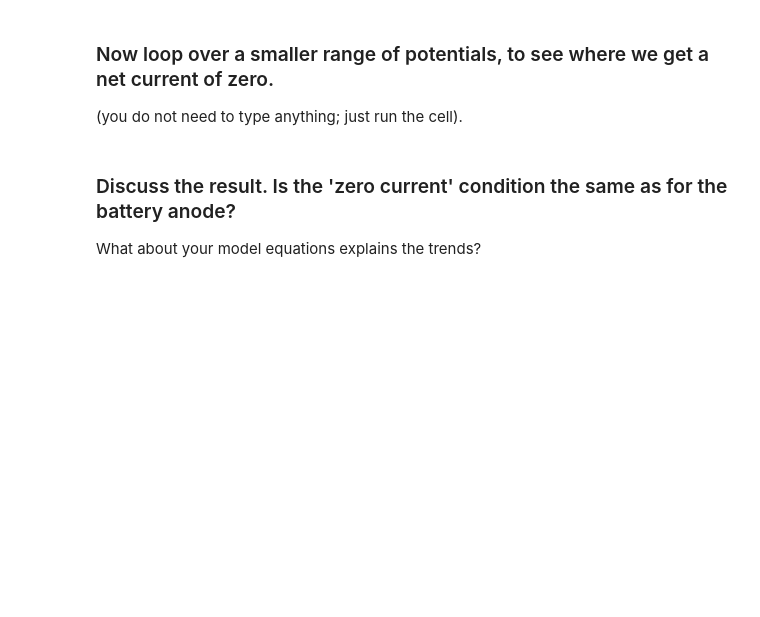
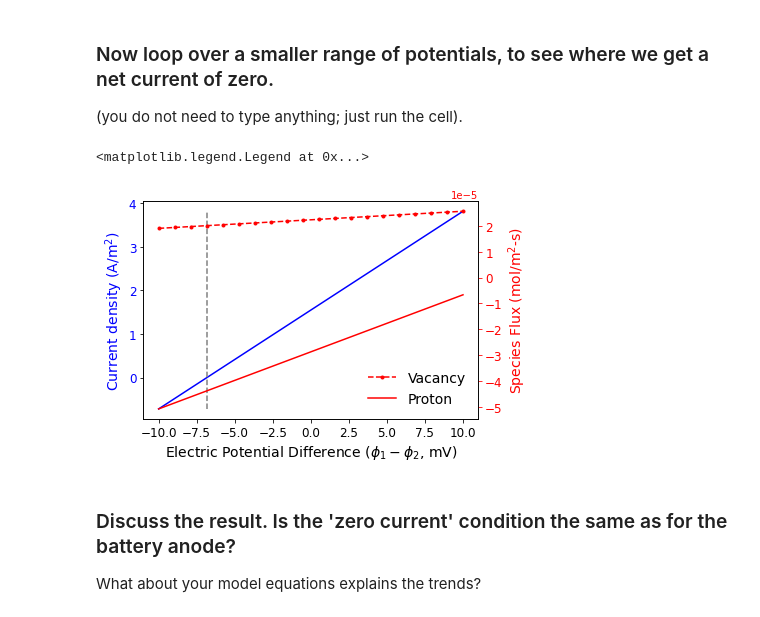
Before and after one commit to tapevans/Homework, a Jupyter notebook: homework-5/Homework5_Coding.ipynb, the cells around one changed output. Drawn from its saved outputs; the diff is of its cells as text; code cells hidden in the pictures; blank space fills up the shorter version.

```diff
--- a/homework-5/Homework5_Coding.ipynb
+++ b/homework-5/Homework5_Coding.ipynb
@@ -344,3 +338,27 @@ ceramic_pars = { }
+# %%
+C_lattice = 22325 #mol/m3
+
+# Species order: V_O^2+, o^X, OH^1+
+X_k_1 = np.array([0.336, 0.627, 0.037])
+X_k_2 = np.array([0.018, 0.938, 0.044])
+
+z_k = np.array([2., 0., 1.])
+
+T = 873.15  #K
+
+dY = 20e-6
+
+D_k = np.array([1.28e-12, 0.0, 7.46e-11])
+
+phi_1 = 1.1
+phi_2 = 0.0
+
+#Define Dictionaries
+s1 = {'X_k':X_k_1, 'phi':phi_1, 'T':T}
+s2 = {'X_k':X_k_2, 'phi':phi_2, 'T':T}
+
+geom = {'dY':dY}
+ceramic_pars = {'D_k':D_k, 'C':C_elyte, 'z_k':z_k, 'sigma':0.001}
 # %% [markdown]
 ## CREATE YOUR TRANSPORT FUNCTION HERE.
 
@@ -353,3 +366,18 @@ def protonic_transport(state1, state2, geom, ceramic_pars):
+# %%
+def protonic_transport(state1, state2, geom, ceramic_pars):
+
+    gradC_k = ceramic_pars['C']*(state2['X_k'] - state1['X_k'])/geom['dY']
+    gradphi = (state2['phi'] - state1['phi'])/geom['dY']
+
+    C_k_intf = ceramic_pars['C']*state1['X_k'] + gradC_k*(geom['dY']/2)
+
+    N_k = -ceramic_pars['D_k']*gradC_k - ceramic_pars['D_k']*C_k_intf*ceramic_pars['z_k']*F*gradphi/(R*state1['T'])
+
+    i_io = np.dot(ceramic_pars['z_k'],N_k)*F
+    i_el = gradphi*ceramic_pars['sigma']
+
+    current = i_io + i_el
+    return N_k, current
 # %% [markdown]
 ## Here, we loop over a range of electric potential diffrerences between node 1 and node 2.
 
@@ -408,34 +437,37 @@ To check your answers, your total current should go from roughly zero at $\Delta
 # %%
 dPhi = np.linspace(-0.01, 0.01, 20)
 N_k = np.zeros((len(dPhi),len(state1['X_k'])))
 i_tot = np.zeros_like(dPhi)
 
 for j, deltaPhi in enumerate(dPhi):
-    state2['phi'] = state1['phi']-deltaPhi
+    s2['phi'] = s1['phi']-deltaPhi
     N_k[j,:], i_tot[j] = protonic_transport(s1, s2, geom, ceramic_pars)
 
 fig, ax = plt.subplots()
 plt.plot(1000*dPhi, i_tot,color='b')
 
 zero = 1000*np.interp(0,i_tot,dPhi)
 plt.plot([zero,zero],[i_tot[0],i_tot[-1]],'--',color='0.5')
 
 ax.set_ylabel('Current density (A/m$^2$)',color='b',fontsize=14)
 ax.tick_params(axis='y',color='k',labelcolor='b',labelsize=12)
 ax.tick_params(axis='y',color='k',labelcolor='b',labelsize=12)
 
 ax.tick_params(axis='x',color='k',labelcolor='k',labelsize=12)
 ax.set_xlabel('Electric Potential Difference ($\phi_1 - \phi_2$, mV)', fontsize=14)
 # ax.set_xlim((-0.01,0.01))
 
 ax2 = ax.twinx()
 ax2.plot(1000*dPhi, N_k[:,0],'r.--')
 ax2.plot(1000*dPhi, N_k[:,2],color='r')
 
 ax2.set_ylabel('Species Flux (mol/m$^2$-s)',color='r',fontsize=14)
 ax2.tick_params(axis='y',color='r',labelcolor='r',labelsize=12)
 
 ax2.legend(['Vacancy','Proton'],fontsize=14,frameon=False)
+# %% [output]
+<matplotlib.legend.Legend at 0x...>
+[figure, added]
 # %% [markdown]
 ### Discuss the result.  Is the 'zero current' condition the same as for the battery anode?
 
```
Also changed, not shown: parts of 3 cells of this notebook.
